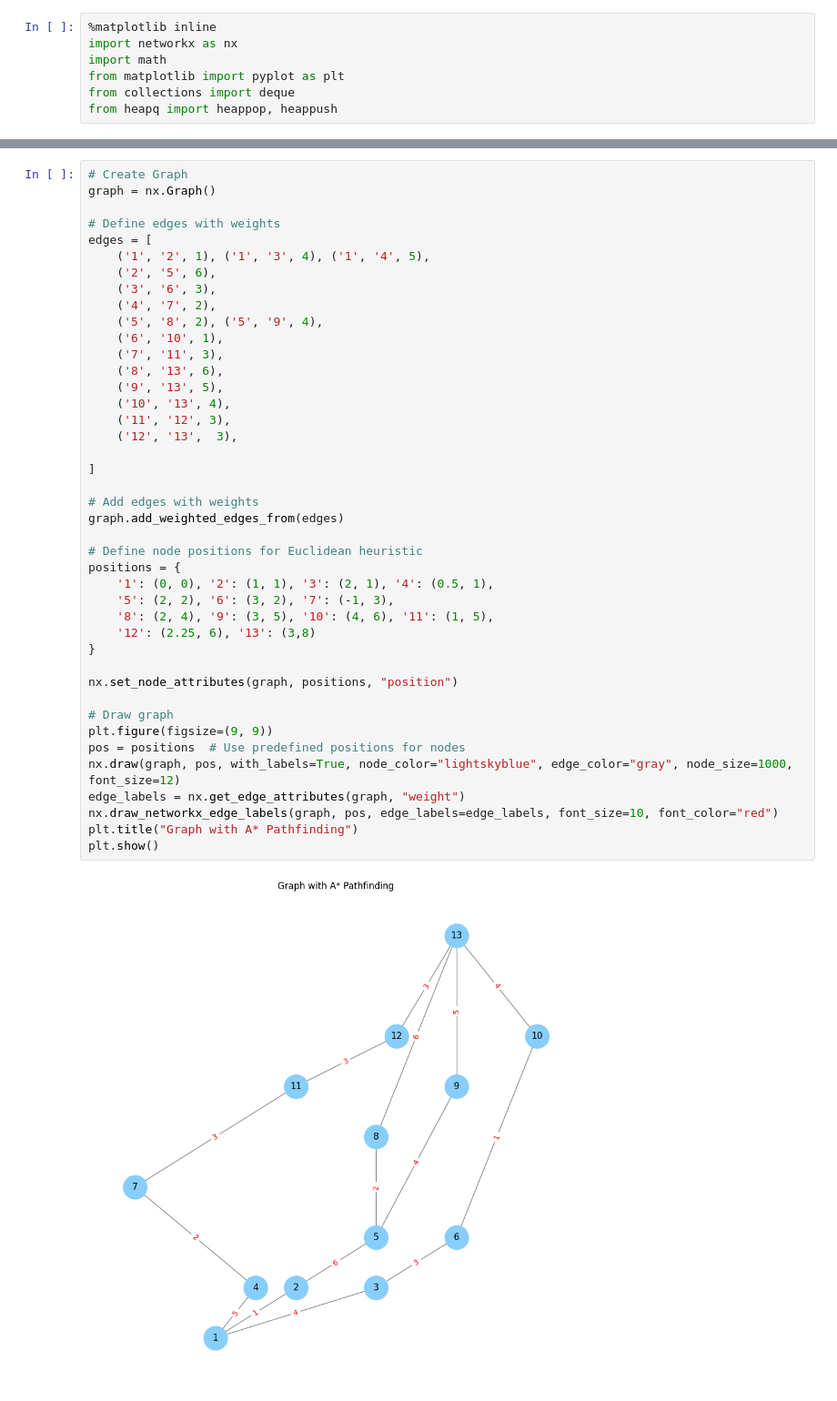
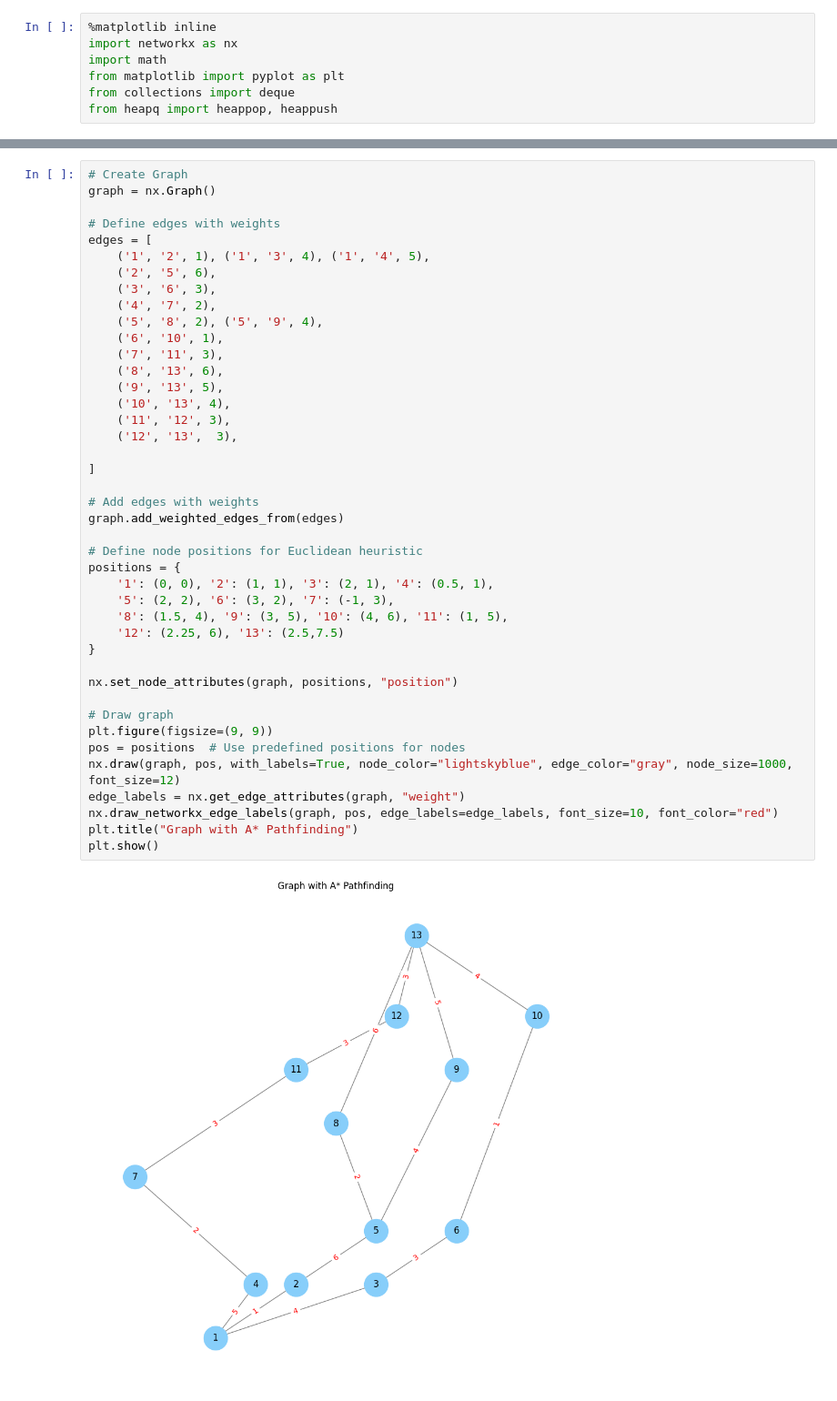
Before and after one commit to Ave04/Graph-Algorithms, a Jupyter notebook: Astar.ipynb, the cells around one changed output, grey strips where cells are left out. Shown: that part at 91% size. Saved outputs shown, nothing was run; the diff lists cells and outputs as text.

```diff
--- a/Astar.ipynb
+++ b/Astar.ipynb
@@ -79,36 +79,36 @@ edges = [
     ('6', '10', 1),
     ('7', '11', 3),
     ('8', '13', 6),
     ('9', '13', 5),
     ('10', '13', 4),
     ('11', '12', 3),
     ('12', '13',  3),
 
 ]
 
 # Add edges with weights
 graph.add_weighted_edges_from(edges)
 
 # Define node positions for Euclidean heuristic
 positions = {
     '1': (0, 0), '2': (1, 1), '3': (2, 1), '4': (0.5, 1),
     '5': (2, 2), '6': (3, 2), '7': (-1, 3),
-    '8': (2, 4), '9': (3, 5), '10': (4, 6), '11': (1, 5),
-    '12': (2.25, 6), '13': (3,8)
+    '8': (1.5, 4), '9': (3, 5), '10': (4, 6), '11': (1, 5),
+    '12': (2.25, 6), '13': (2.5,7.5)
 }
 
 nx.set_node_attributes(graph, positions, "position")
 
 # Draw graph
 plt.figure(figsize=(9, 9))
 pos = positions  # Use predefined positions for nodes
 nx.draw(graph, pos, with_labels=True, node_color="lightskyblue", edge_color="gray", node_size=1000, font_size=12)
 edge_labels = nx.get_edge_attributes(graph, "weight")
 nx.draw_networkx_edge_labels(graph, pos, edge_labels=edge_labels, font_size=10, font_color="red")
 plt.title("Graph with A* Pathfinding")
 plt.show()
 # %% [output]
-[figure, old version]
+[figure, new version]
 # %%
 # call astar function
 start_node = '1'
```
Also changed, not shown: parts of 3 cells of this notebook.
